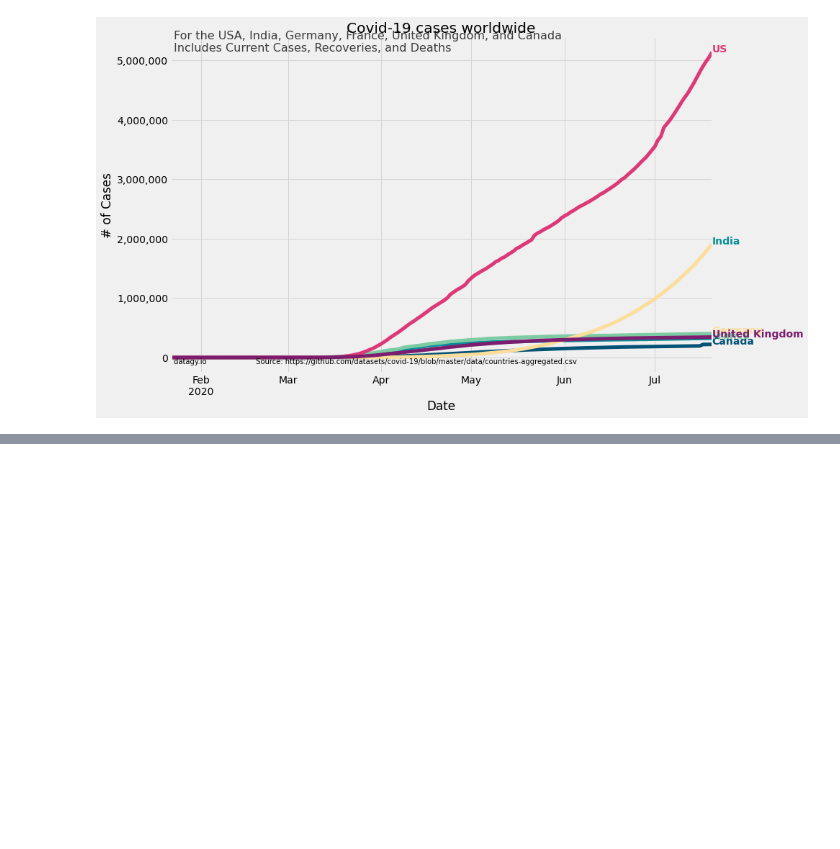
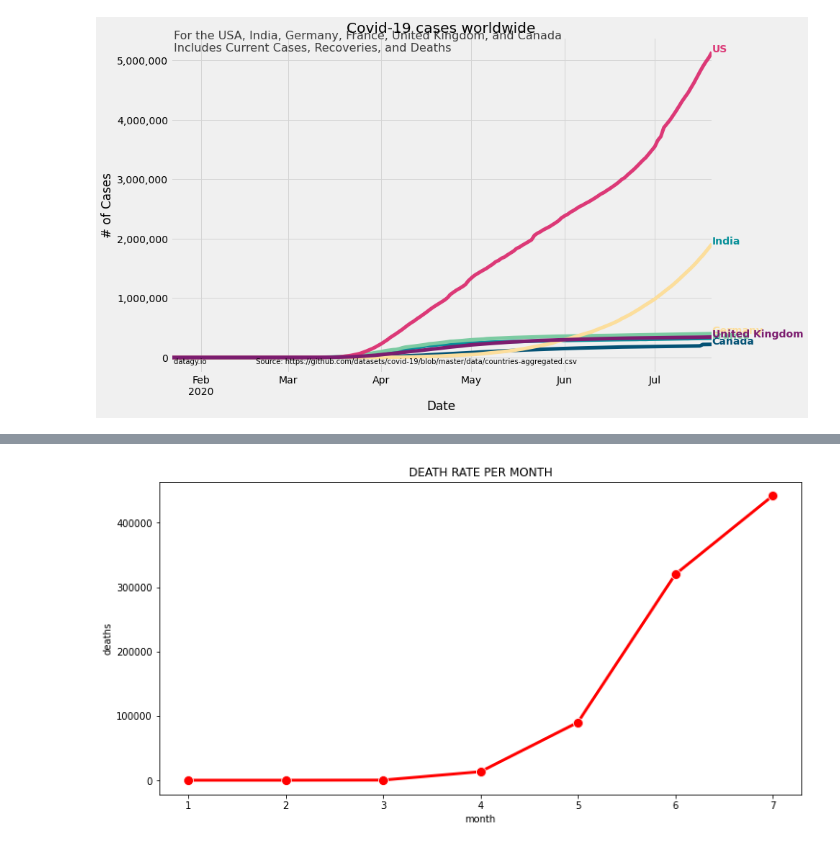
Before and after one commit to charithcherry/covid-19-data-analysis, a Jupyter notebook: covid_19_data_analysis.ipynb, the cells around one changed output, grey strips where cells are left out. Cells and saved outputs as stored; diff of their text form; code cells hidden in the pictures; blank space fills up the shorter version.

```diff
--- a/covid_19_data_analysis.ipynb
+++ b/covid_19_data_analysis.ipynb
@@ -466,0 +512,7 @@ Text(0.5, 1.0, 'Covid-19 cases worldwide')
+# %%
+plt.figure(figsize=(12,6))
+sns.lineplot(x="month",y="deaths",data=df.total,color="r",lw=3,marker='o',markersize=10)
+plt.title('DEATH RATE PER MONTH')
+plt.show()
+# %% [output]
+[figure, added]
```
Also changed, not shown: parts of 14 cells of this notebook.
